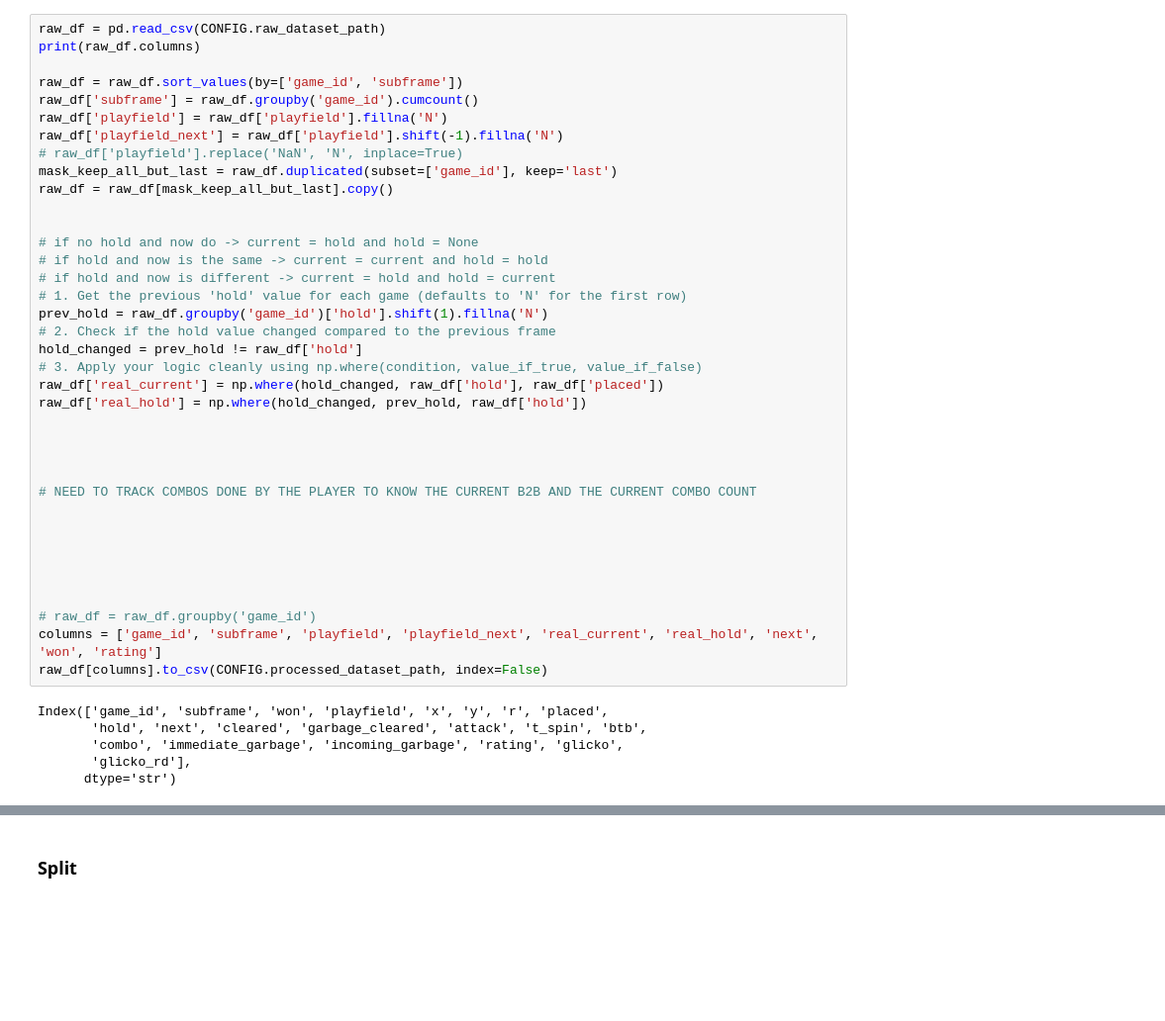
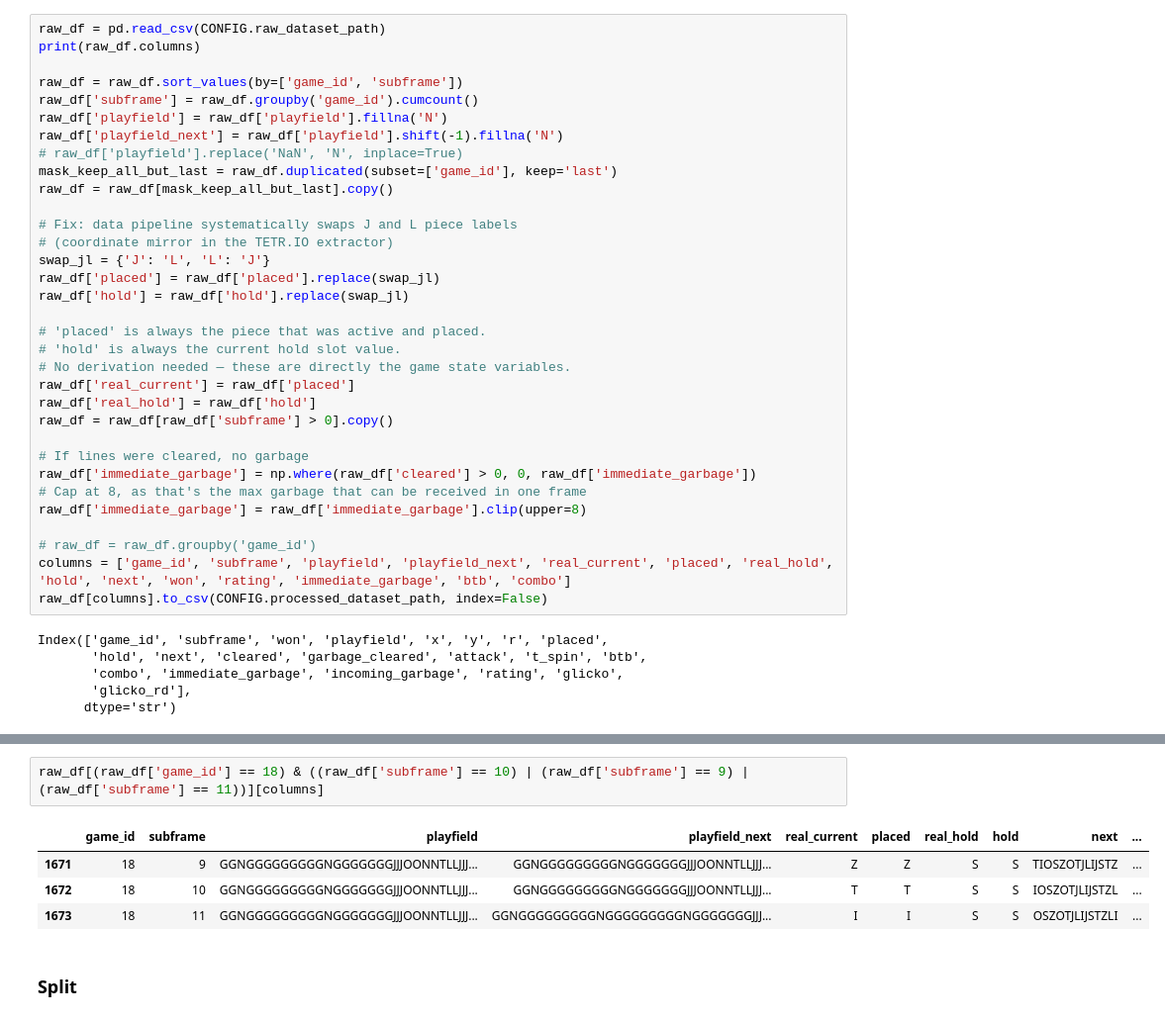
Before and after one commit to MiquelGomezCorral/TurboMino-Tetris-AI-BOT, a Jupyter notebook: notebooks/Dataset.ipynb, the cells around one changed output, grey strips where cells are left out. Shown at 99% size. Cells and saved outputs as stored; diff of their text form; blank space fills up the shorter version.

```diff
--- a/notebooks/Dataset.ipynb
+++ b/notebooks/Dataset.ipynb
@@ -46,30 +44,26 @@ raw_df['playfield_next'] = raw_df['playfield'].shift(-1).fillna('N')
 mask_keep_all_but_last = raw_df.duplicated(subset=['game_id'], keep='last')
 raw_df = raw_df[mask_keep_all_but_last].copy()
 
+# Fix: data pipeline systematically swaps J and L piece labels
+# (coordinate mirror in the TETR.IO extractor)
+swap_jl = {'J': 'L', 'L': 'J'}
+raw_df['placed'] = raw_df['placed'].replace(swap_jl)
+raw_df['hold'] = raw_df['hold'].replace(swap_jl)
 
-# if no hold and now do -> current = hold and hold = None
-# if hold and now is the same -> current = current and hold = hold
-# if hold and now is different -> current = hold and hold = current
-# 1. Get the previous 'hold' value for each game (defaults to 'N' for the first row)
-prev_hold = raw_df.groupby('game_id')['hold'].shift(1).fillna('N')
-# 2. Check if the hold value changed compared to the previous frame
-hold_changed = prev_hold != raw_df['hold']
-# 3. Apply your logic cleanly using np.where(condition, value_if_true, value_if_false)
-raw_df['real_current'] = np.where(hold_changed, raw_df['hold'], raw_df['placed'])
-raw_df['real_hold'] = np.where(hold_changed, prev_hold, raw_df['hold'])
+# 'placed' is always the piece that was active and placed.
+# 'hold' is always the current hold slot value.
+# No derivation needed — these are directly the game state variables.
+raw_df['real_current'] = raw_df['placed']
+raw_df['real_hold'] = raw_df['hold']
+raw_df = raw_df[raw_df['subframe'] > 0].copy()
 
-
-
-
-# NEED TO TRACK COMBOS DONE BY THE PLAYER TO KNOW THE CURRENT B2B AND THE CURRENT COMBO COUNT
-
-
-
-
-
+# If lines were cleared, no garbage
+raw_df['immediate_garbage'] = np.where(raw_df['cleared'] > 0, 0, raw_df['immediate_garbage'])
+# Cap at 8, as that's the max garbage that can be received in one frame
+raw_df['immediate_garbage'] = raw_df['immediate_garbage'].clip(upper=8)
 
 # raw_df = raw_df.groupby('game_id')
-columns = ['game_id', 'subframe', 'playfield', 'playfield_next', 'real_current', 'real_hold', 'next', 'won', 'rating']
+columns = ['game_id', 'subframe', 'playfield', 'playfield_next', 'real_current', 'placed', 'real_hold', 'hold', 'next', 'won', 'rating', 'immediate_garbage', 'btb', 'combo']
 raw_df[columns].to_csv(CONFIG.processed_dataset_path, index=False)
 # %% [output]
 Index(['game_id', 'subframe', 'won', 'playfield', 'x', 'y', 'r', 'placed',
@@ -94,3 +100,10 @@ raw_df[columns].sample(10)
+# %%
+raw_df[(raw_df['game_id'] == 18) & ((raw_df['subframe'] == 10) | (raw_df['subframe'] == 9) | (raw_df['subframe'] == 11))][columns]
+# %% [output]
+|  | game_id | subframe | playfield | playfield_next | real_current | placed | real_hold | hold | next | ... |
+| 1671 | 18 | 9 | GGNGGGGGGGGGNGGGGGGGJJJOONNTLLJJJ... | GGNGGGGGGGGGNGGGGGGGJJJOONNTLLJJJ... | Z | Z | S | S | TIOSZOTJLIJSTZ | ... |
+| 1672 | 18 | 10 | GGNGGGGGGGGGNGGGGGGGJJJOONNTLLJJJ... | GGNGGGGGGGGGNGGGGGGGJJJOONNTLLJJJ... | T | T | S | S | IOSZOTJLIJSTZL | ... |
+| 1673 | 18 | 11 | GGNGGGGGGGGGNGGGGGGGJJJOONNTLLJJJ... | GGNGGGGGGGGGNGGGGGGGGGNGGGGGGGJJJ... | I | I | S | S | OSZOTJLIJSTZLI | ... |
 # %% [markdown]
 ### Split
 # %%
```
Also changed, not shown: parts of 15 cells of this notebook, 11 other files.
